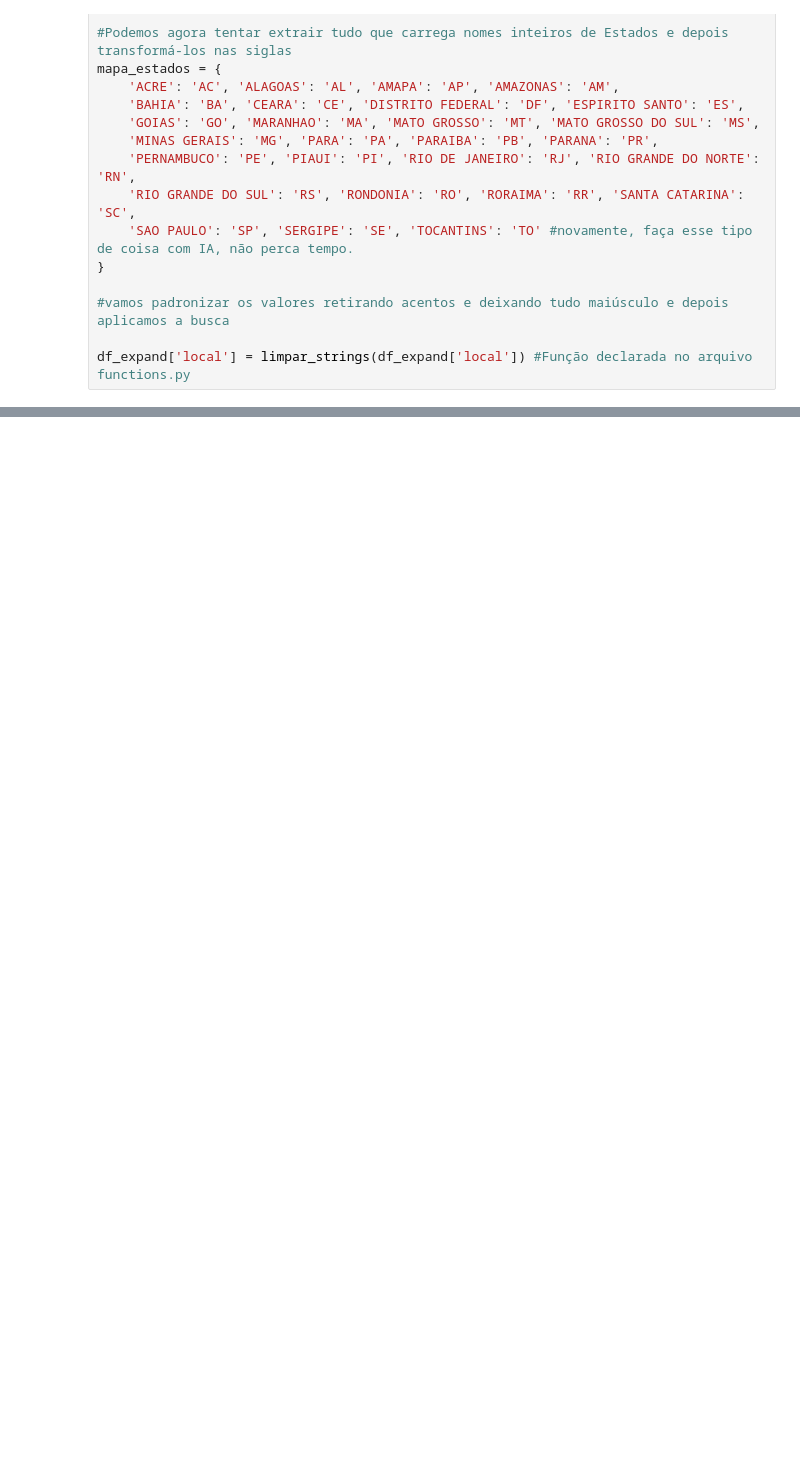
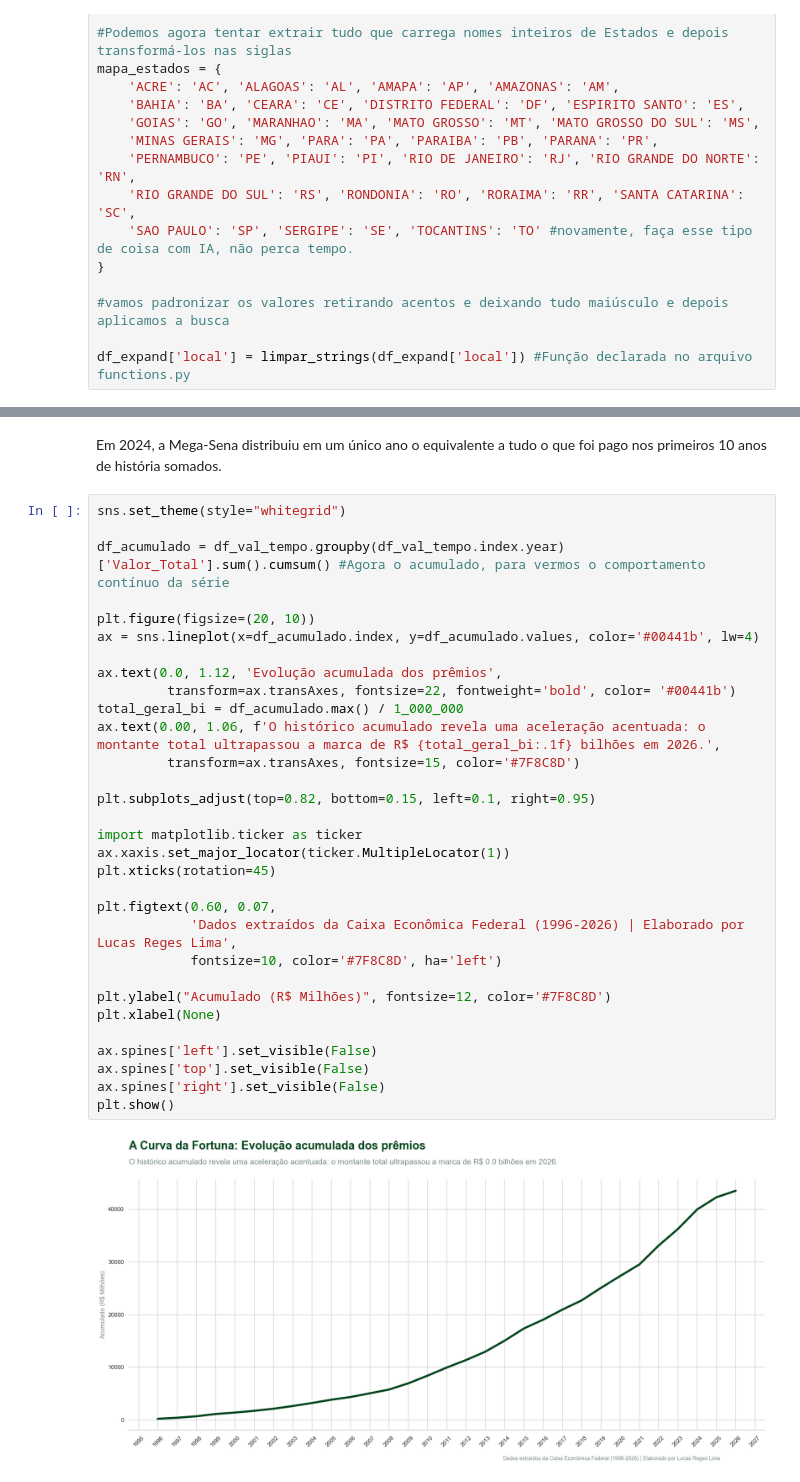
Before and after one commit to zf0rest/megasena_science, a Jupyter notebook: notebooks/analise.ipynb, the cells around one changed output, grey strips where cells are left out. Cells and saved outputs as stored; diff of their text form; blank space fills up the shorter version.

```diff
--- a/notebooks/analise.ipynb
+++ b/notebooks/analise.ipynb
@@ -629,0 +597,35 @@ geo_x_bar(dataframe=df_gpd, #Ver função no arquivo functions.py
+# %% [markdown]
+Em 2024, a Mega-Sena distribuiu em um único ano o equivalente a tudo o que foi pago nos primeiros 10 anos de história somados.
+# %%
+sns.set_theme(style="whitegrid")
+
+df_acumulado = df_val_tempo.groupby(df_val_tempo.index.year)['Valor_Total'].sum().cumsum() #Agora o acumulado, para vermos o comportamento contínuo da série
+
+plt.figure(figsize=(20, 10))
+ax = sns.lineplot(x=df_acumulado.index, y=df_acumulado.values, color='#00441b', lw=4)
+
+ax.text(0.0, 1.12, 'Evolução acumulada dos prêmios',
+         transform=ax.transAxes, fontsize=22, fontweight='bold', color= '#00441b')
+total_geral_bi = df_acumulado.max() / 1_000_000
+ax.text(0.00, 1.06, f'O histórico acumulado revela uma aceleração acentuada: o montante total ultrapassou a marca de R$ {total_geral_bi:.1f} bilhões em 2026.',
+         transform=ax.transAxes, fontsize=15, color='#7F8C8D')
+
+plt.subplots_adjust(top=0.82, bottom=0.15, left=0.1, right=0.95)
+
+import matplotlib.ticker as ticker
+ax.xaxis.set_major_locator(ticker.MultipleLocator(1))
+plt.xticks(rotation=45)
+
+plt.figtext(0.60, 0.07,
+            'Dados extraídos da Caixa Econômica Federal (1996-2026) | Elaborado por Lucas Reges Lima',
+            fontsize=10, color='#7F8C8D', ha='left')
+
+plt.ylabel("Acumulado (R$ Milhões)", fontsize=12, color='#7F8C8D')
+plt.xlabel(None)
+
+ax.spines['left'].set_visible(False)
+ax.spines['top'].set_visible(False)
+ax.spines['right'].set_visible(False)
+plt.show()
+# %% [output]
+[figure, added]
```
Also changed, not shown: parts of 12 cells of this notebook, 1 other file.
